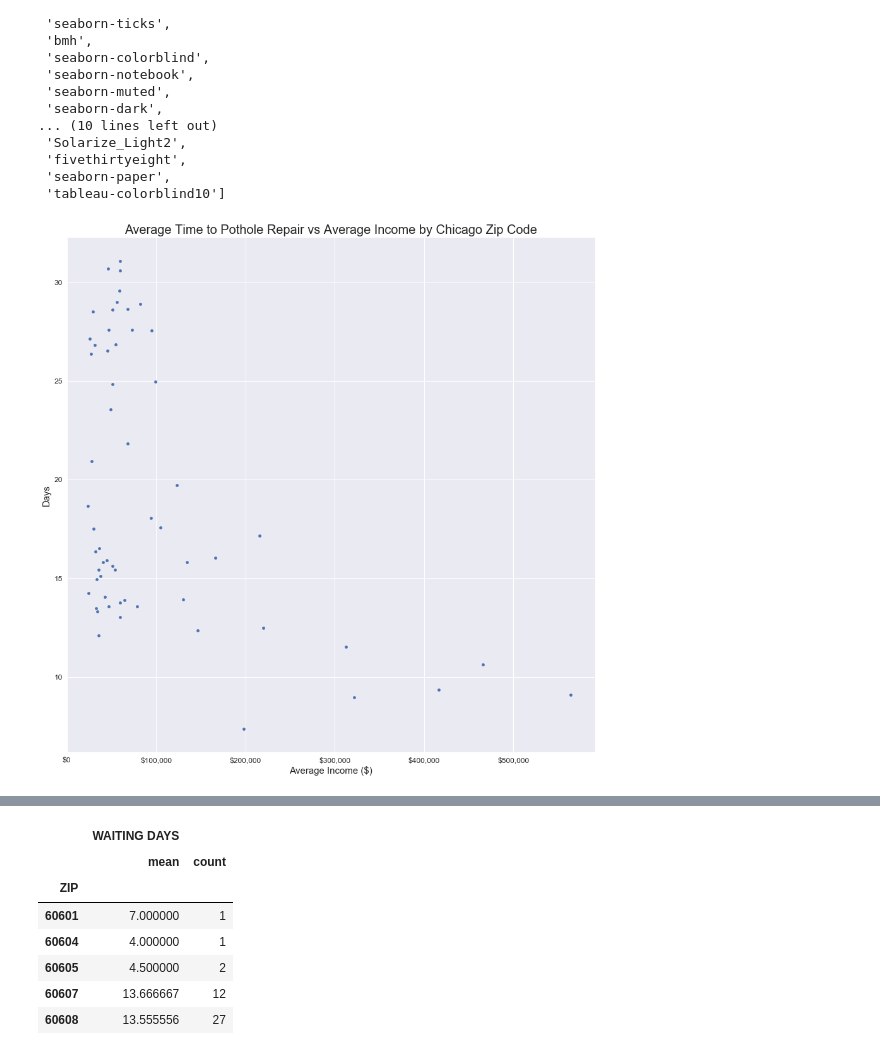
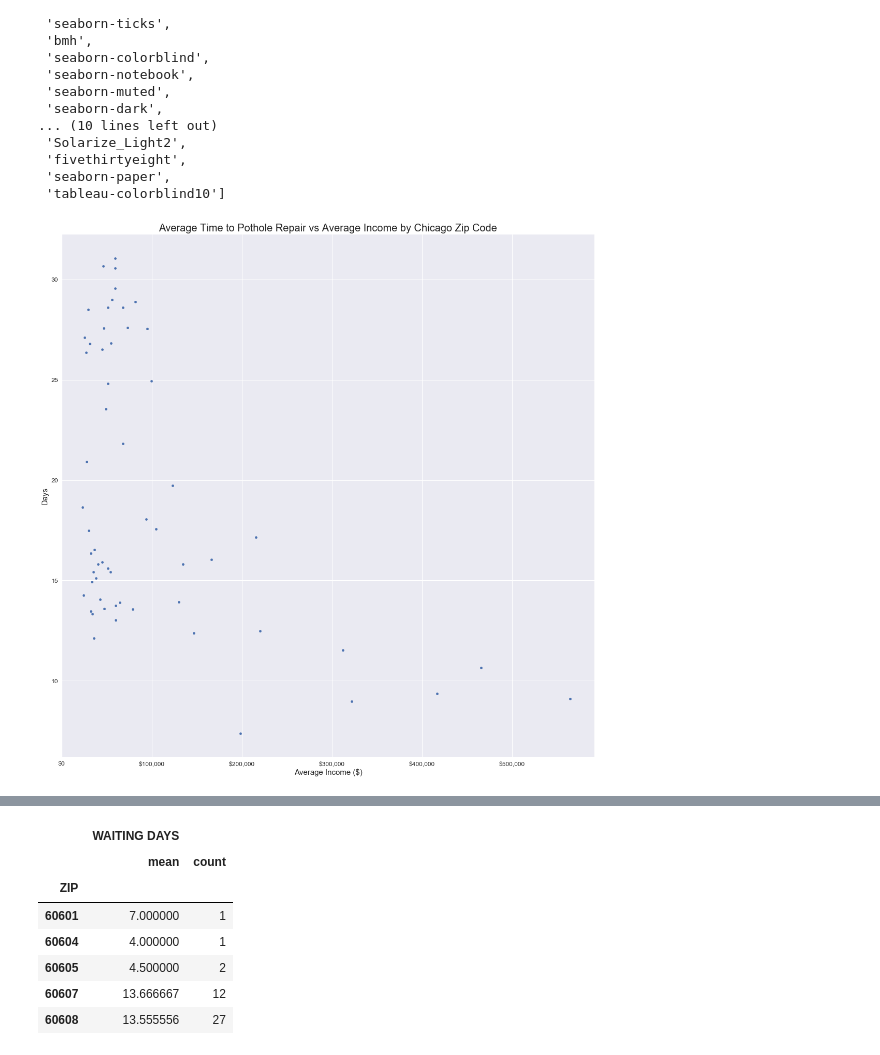
Before and after one commit to bobo333/data-explorations, a Jupyter notebook: chicago_potholes_and_income/Chicago Potholes.ipynb, the cells around one changed output, grey strips where cells are left out. Cells and saved outputs as stored; diff of their text form; code cells hidden in the pictures.

```diff
--- a/chicago_potholes_and_income/Chicago Potholes.ipynb
+++ b/chicago_potholes_and_income/Chicago Potholes.ipynb
@@ -531,17 +532,19 @@ matplotlib.style.available
 # %%
 # with plt.style.context('dark_background'):
 #     work_joined.plot('avg_income', 'WORK DAYS', 'scatter', figsize=(10,10));
 
 sns.set()
 ax = work_joined.plot('avg_income', 'WORK DAYS', 'scatter', figsize=(15,15));
 ax.set_title('Average Time to Pothole Repair vs Average Income by Chicago Zip Code', fontsize=20)
 ax.set_xlabel('Average Income ($)', fontsize=15)
 ax.set_ylabel('Days', fontsize=15)
 ax.tick_params(labelsize=12);
 ax.set_xlim(left=0);
 ax.xaxis.set_major_formatter(matplotlib.ticker.FuncFormatter(lambda x, p: '$' + format(int(x), ',')));
+ax.figure.tight_layout(pad=0.5);
+ax.figure.savefig('pothole_time_vs_income.png');
 # %% [output]
-[figure, old version]
+[figure, new version]
 # %%
 # get days requests sit open
 deduped.head()
```
Also changed, not shown: parts of 6 cells of this notebook.
